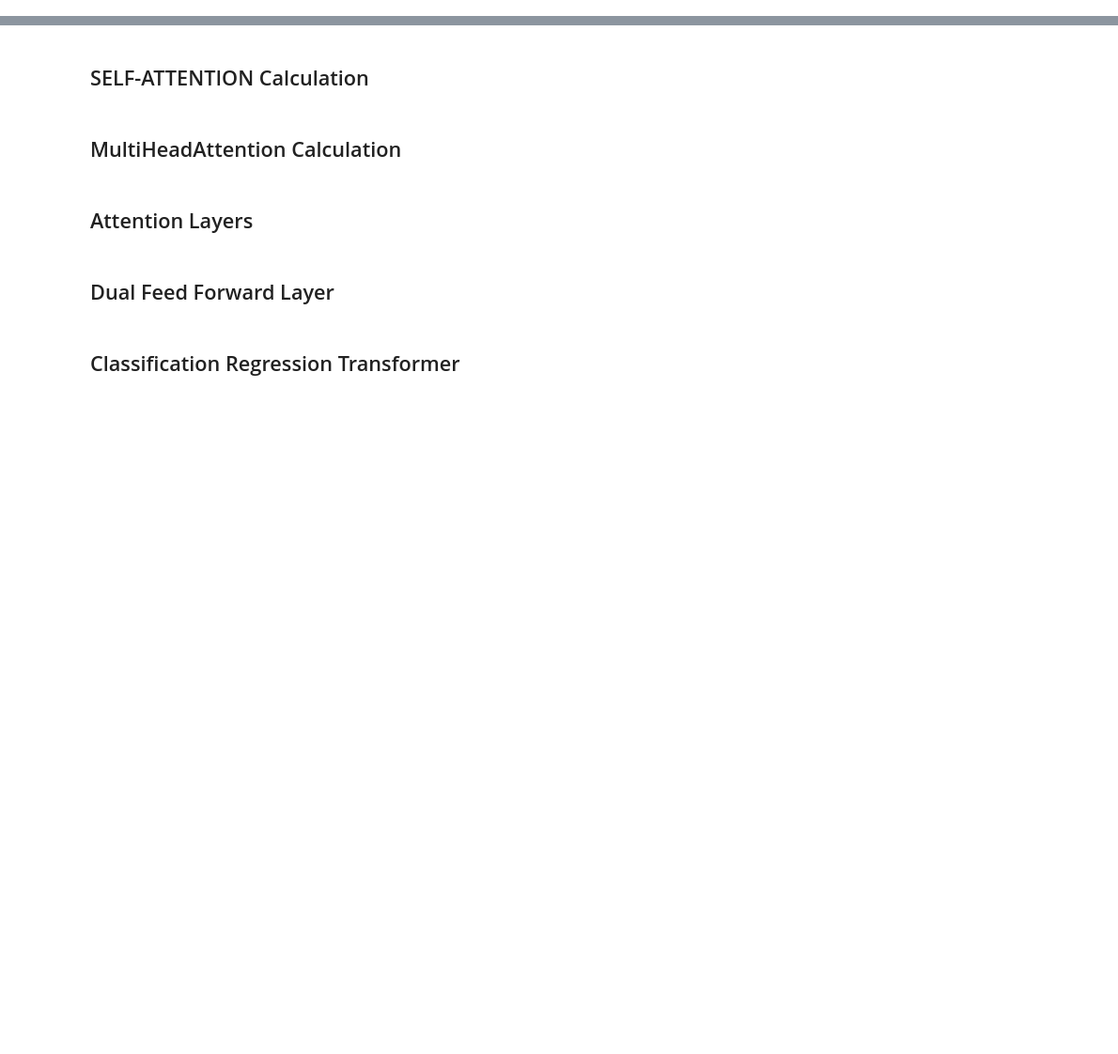
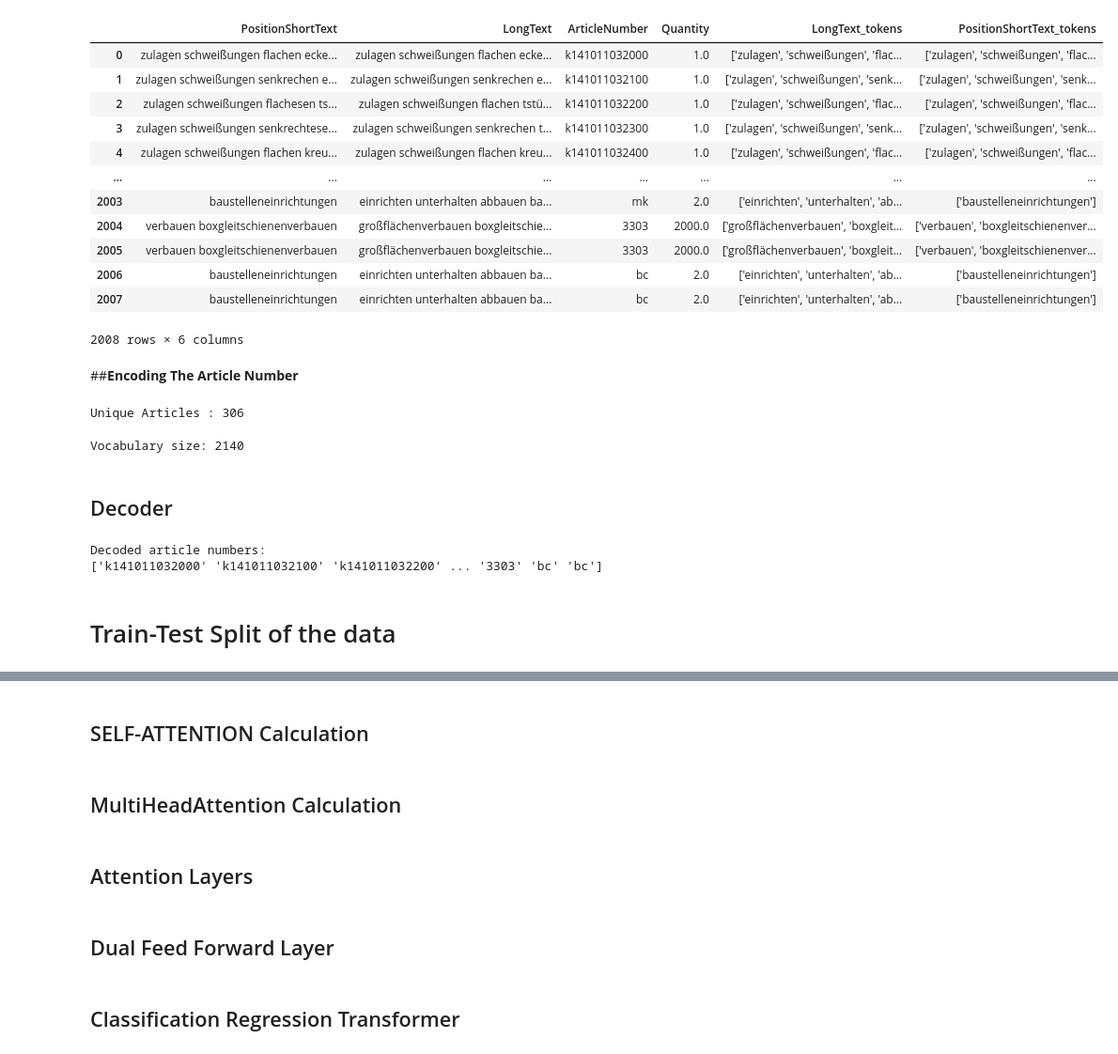
Before and after one commit to amankumawat-567/Article-Recognition, a Jupyter notebook: ArticleRecognitionGer.ipynb, the cells around one changed output, grey strips where cells are left out. Shown: that part at 94% size. Cells and saved outputs as stored; diff of their text form; code cells hidden in the pictures; blank space fills up the shorter version.

```diff
--- a/ArticleRecognitionGer.ipynb
+++ b/ArticleRecognitionGer.ipynb
@@ -4,0 +217,21 @@ import tensorflow as tf
+# %%
+# Save the DataFrame to an Excel file
+# data_cleaned.to_excel('/content/drive/MyDrive/data_cleaned.xlsx', index=False)
+
+data_cleaned = pd.read_excel('/content/drive/MyDrive/data_cleaned.xlsx')
+# %%
+data_cleaned
+# %% [output]
+|  | PositionShortText | LongText | ArticleNumber | Quantity | LongText_tokens | PositionShortText_tokens |
+| 0 | zulagen schweißungen flachen ecke... | zulagen schweißungen flachen ecke... | k141011032000 | 1.0 | ['zulagen', 'schweißungen', 'flac... | ['zulagen', 'schweißungen', 'flac... |
+| 1 | zulagen schweißungen senkrechen e... | zulagen schweißungen senkrechen e... | k141011032100 | 1.0 | ['zulagen', 'schweißungen', 'senk... | ['zulagen', 'schweißungen', 'senk... |
+| 2 | zulagen schweißungen flachesen ts... | zulagen schweißungen flachen tstü... | k141011032200 | 1.0 | ['zulagen', 'schweißungen', 'flac... | ['zulagen', 'schweißungen', 'flac... |
+| 3 | zulagen schweißungen senkrechtese... | zulagen schweißungen senkrechen t... | k141011032300 | 1.0 | ['zulagen', 'schweißungen', 'senk... | ['zulagen', 'schweißungen', 'senk... |
+| 4 | zulagen schweißungen flachen kreu... | zulagen schweißungen flachen kreu... | k141011032400 | 1.0 | ['zulagen', 'schweißungen', 'flac... | ['zulagen', 'schweißungen', 'flac... |
+| ... | ... | ... | ... | ... | ... | ... |
+| 2003 | baustelleneinrichtungen | einrichten unterhalten abbauen ba... | mk | 2.0 | ['einrichten', 'unterhalten', 'ab... | ['baustelleneinrichtungen'] |
+| 2004 | verbauen boxgleitschienenverbauen | großflächenverbauen boxgleitschie... | 3303 | 2000.0 | ['großflächenverbauen', 'boxgleit... | ['verbauen', 'boxgleitschienenver... |
+| 2005 | verbauen boxgleitschienenverbauen | großflächenverbauen boxgleitschie... | 3303 | 2000.0 | ['großflächenverbauen', 'boxgleit... | ['verbauen', 'boxgleitschienenver... |
+| 2006 | baustelleneinrichtungen | einrichten unterhalten abbauen ba... | bc | 2.0 | ['einrichten', 'unterhalten', 'ab... | ['baustelleneinrichtungen'] |
+| 2007 | baustelleneinrichtungen | einrichten unterhalten abbauen ba... | bc | 2.0 | ['einrichten', 'unterhalten', 'ab... | ['baustelleneinrichtungen'] |
+2008 rows × 6 columns
@@ -4,0 +251,2 @@ import tensorflow as tf
+# %% [markdown]
+##**Encoding The Article Number**
@@ -4,0 +268,6 @@ import tensorflow as tf
+# %%
+encoded_variable_counts = data_cleaned['ArticleNumber_encoded'].value_counts()
+TotalArticles = encoded_variable_counts.shape[0]
+print(f"Unique Articles : {TotalArticles}")
+# %% [output]
+Unique Articles : 306
@@ -4,0 +289,37 @@ import tensorflow as tf
+# %%
+from collections import Counter
+
+# Assuming tokenized_long_text_sequences and tokenized_position_short_text_sequences are lists of tokenized sequences
+# Remove the extra brackets around each sequence
+tokenized_long_text = tokenized_long_text_sequences  # List of tokenized long text sequences
+tokenized_short_text = tokenized_position_short_text_sequences  # List of tokenized short text sequences
+
+# Concatenate tokenized sequences
+all_tokenized_texts = tokenized_long_text + tokenized_short_text
+
+# Flatten the list of tokenized sequences and handle nested lists
+all_tokens = [token for sequence in all_tokenized_texts for token_list in sequence for token in token_list]
+
+# Count the frequency of each token
+token_counts = Counter(all_tokens)
+
+# Calculate the vocabulary size
+vocabulary_size = len(token_counts)
+
+print("Vocabulary size:", vocabulary_size)
+# %% [output]
+Vocabulary size: 2140
+# %% [markdown]
+## Decoder
+# %%
+# Decode the encoded article numbers back to their original values
+decoded_article_numbers = label_encoder.inverse_transform(data_cleaned['ArticleNumber_encoded'])
+
+# Print the decoded article numbers
+print("Decoded article numbers:")
+print(decoded_article_numbers)
+# %% [output]
+Decoded article numbers:
+['k141011032000' 'k141011032100' 'k141011032200' ... '3303' 'bc' 'bc']
+# %% [markdown]
+# Train-Test Split of the data
```
Also changed, not shown: parts of 58 cells of this notebook.
